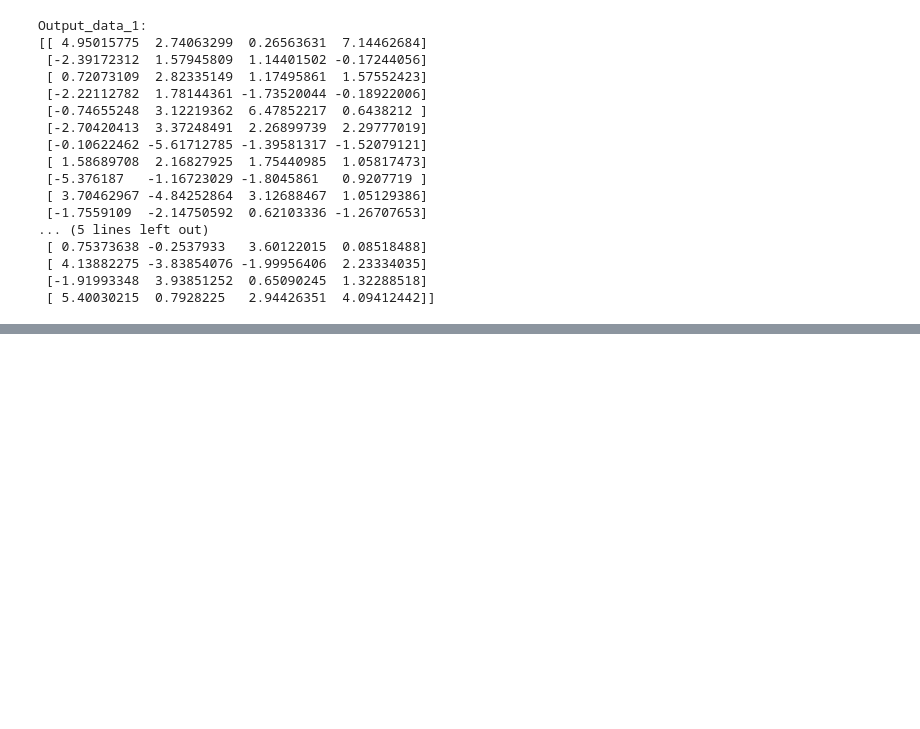
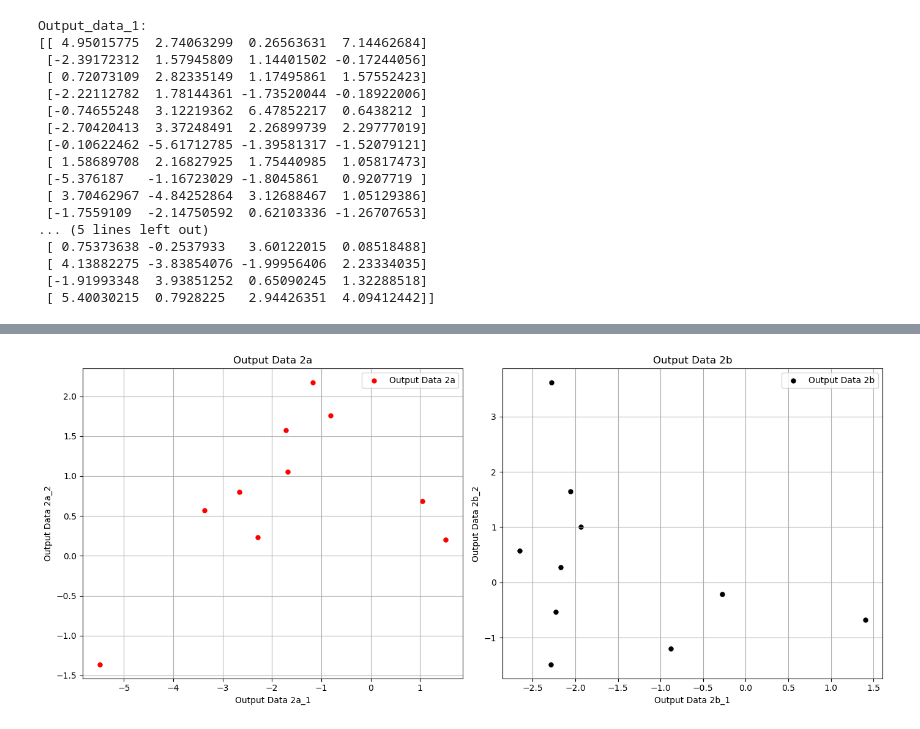
Before and after one commit to Chidera-Nnadiekwe/mathematical-foundation-for-deep-learning, a Jupyter notebook: chapter_2_exercises.ipynb, the cells around one changed output, grey strips where cells are left out. Cells and saved outputs as stored; diff of their text form; code cells hidden in the pictures; blank space fills up the shorter version.

```diff
--- a/chapter_2_exercises.ipynb
+++ b/chapter_2_exercises.ipynb
@@ -201,0 +231,6 @@ Output_data_1:
+# %%
+# Random input data
+np.random.seed(0)
+input_data_2 = np.random.randn(10, 5)
+print('\nInput_data_2:')
+print(input_data_2)
@@ -201,0 +286,9 @@ Output_data_1:
+# %%
+# Forward pass with the weight matrices
+output_data_2a = np.dot(input_data_2, weights_2a) + biases_2
+print('\nOutput Data 2a:')
+print(output_data_2a)
+print()
+output_data_2b = np.dot(input_data_2, weights_2b) + biases_2
+print('\nOutput Data 2b:')
+print(output_data_2a)
@@ -201,0 +313,24 @@ Output_data_1:
+# %%
+# Data Visualization
+fig, ax = plt.subplots(1, 2, figsize=(14, 6))
+
+# Output Data 2a
+ax[0].scatter(output_data_2a[:, 0], output_data_2a[:, 2], label='Output Data 2a', color='red', s=50, edgecolors='w')
+ax[0].set_title('Output Data 2a')
+ax[0].set_xlabel('Output Data 2a_1')
+ax[0].set_ylabel('Output Data 2a_2')
+ax[0].legend()
+ax[0].grid(True)
+
+# Output Data 2b
+ax[1].scatter(output_data_2b[:, 0], output_data_2b[:, 2], label='Output Data 2b', color='black', s=50, edgecolors='w')
+ax[1].set_title('Output Data 2b')
+ax[1].set_xlabel('Output Data 2b_1')
+ax[1].set_ylabel('Output Data 2b_2')
+ax[1].legend()
+ax[1].grid(True)
+
+plt.tight_layout()
+plt.show()
+# %% [output]
+[figure, added]
```
Also changed, not shown: parts of 5 cells of this notebook.
